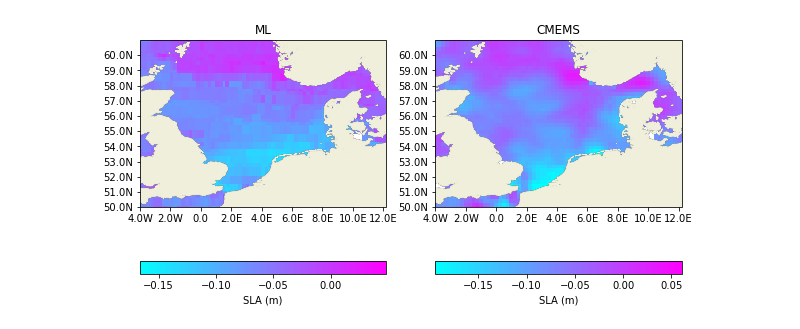
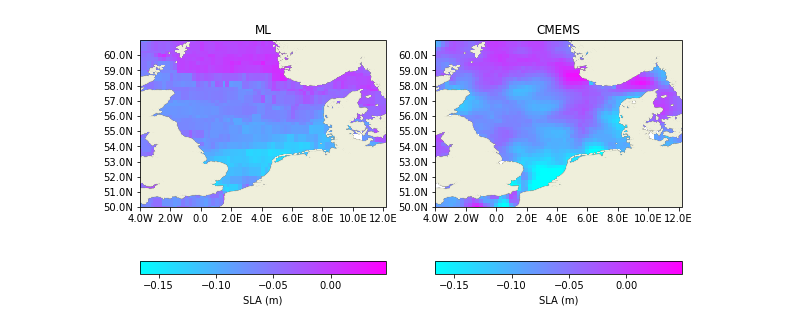
Before and after one commit to ne62rut/machine_learning_altimetry_validation, a Jupyter notebook: plot_dailymapsexample.ipynb, the cells around one changed output. Saved outputs shown, nothing was run; the diff lists cells and outputs as text; code cells hidden in the pictures.

```diff
--- a/plot_dailymapsexample.ipynb
+++ b/plot_dailymapsexample.ipynb
@@ -127,33 +127,33 @@ fig = plt.figure(figsize = (15, 10))
 
 #chosen_date='2004-05-13 15:00:00'
 chosen_day='2004-04-24'
 
 alti_20_ML=alti_ML.loc[chosen_day:chosen_day] #- np.nanmean(alti_20_ML.sla_predicted)
 #alti_20_ML = alti_ML.loc[alti_ML['time']==chosen_day]
 #alti_20_ML = alti_20_ML.set_index(alti_20_ML.times)
 min_sl=np.nanmean(alti_20_ML.sla_predicted)-3*np.nanstd(alti_20_ML.sla_predicted)
 max_sl=np.nanmean(alti_20_ML.sla_predicted)+3*np.nanstd(alti_20_ML.sla_predicted)
 
 single_plot(alti_20_ML,min_sl,max_sl,1,fig,'ML')
 
 alti_20_cmems=alti_cmems.loc[chosen_day:chosen_day] #- np.nanmean(alti_cmems.sla_predicted)
 #alti_20_cmems=alti_20_cmems.groupby([pd.Grouper('lon'),pd.Grouper('lat')]).mean()
 #alti_20_cmems['lat'] = alti_20_cmems.index.get_level_values('lat')
 #alti_20_cmems['lon'] = alti_20_cmems.index.get_level_values('lon')
-min_sl=np.nanmean(alti_20_cmems.sla_predicted)-3*np.nanstd(alti_20_cmems.sla_predicted)
-max_sl=np.nanmean(alti_20_cmems.sla_predicted)+3*np.nanstd(alti_20_cmems.sla_predicted)
+#min_sl=np.nanmean(alti_20_cmems.sla_predicted)-3*np.nanstd(alti_20_cmems.sla_predicted)
+#max_sl=np.nanmean(alti_20_cmems.sla_predicted)+3*np.nanstd(alti_20_cmems.sla_predicted)
 
 
 single_plot(alti_20_cmems,min_sl,max_sl,2,fig,'CMEMS')
 
 
 
 # alti_20_Copernicus=alti_Copernicus.loc[chosen_day:chosen_day] #- np.nanmean(alti_Copernicus.sla_predicted)
 # min_sl=np.nanmean(alti_20_Copernicus.sla_predicted)-np.nanstd(alti_20_Copernicus.sla_predicted)
 # max_sl=np.nanmean(alti_20_Copernicus.sla_predicted)+np.nanstd(alti_20_Copernicus.sla_predicted)
 
 # single_plot(alti_20_Copernicus,min_sl,max_sl,3,fig)
 
 fig.savefig("fig_dailymapsexample.png")
 # %% [output]
-[figure, old version]
+[figure, new version]
```
Also changed, not shown: 5 other files.
